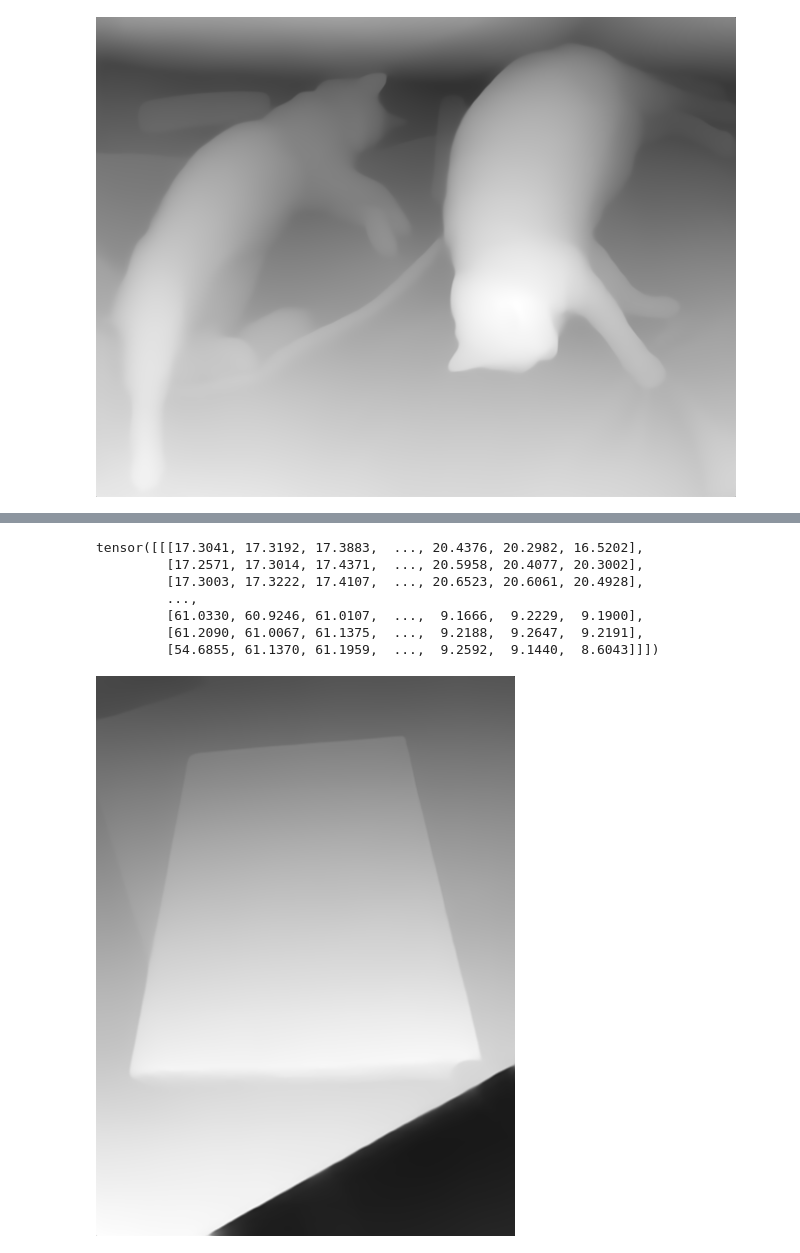
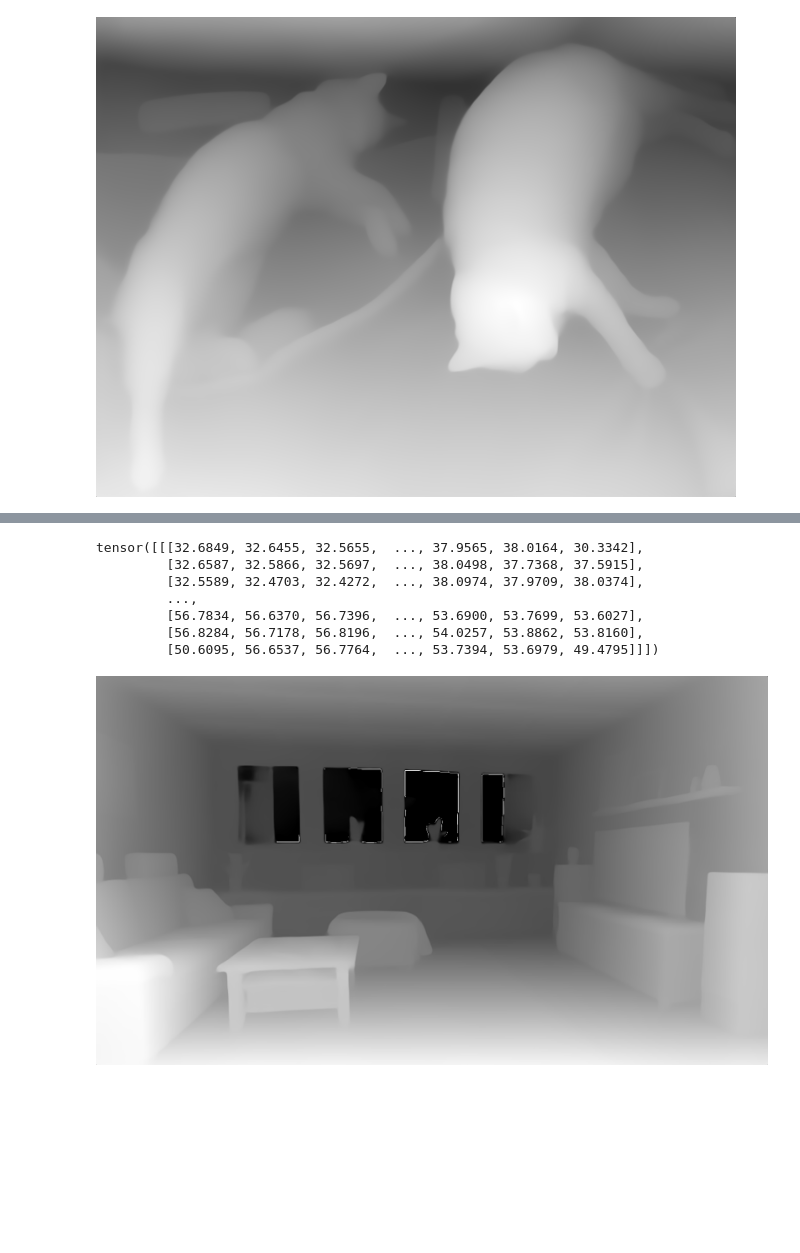
Before and after one commit to mohamedshaik272/Optimal-Path-Navigation, a Jupyter notebook: environment_nav.ipynb, the cells around one changed output, grey strips where cells are left out. Saved outputs shown, nothing was run; the diff lists cells and outputs as text; code cells hidden in the pictures; blank space fills up the shorter version.

```diff
--- a/environment_nav.ipynb
+++ b/environment_nav.ipynb
@@ -171,13 +171,13 @@ display_img_depths(depth_estimator)
 # %%
-output = depth_estimator("images/book.webp")
+output = depth_estimator("images/room.JPG")
 print(output["predicted_depth"])
 output["depth"]
 # %% [output]
-tensor([[[17.3041, 17.3192, 17.3883,  ..., 20.4376, 20.2982, 16.5202],
-         [17.2571, 17.3014, 17.4371,  ..., 20.5958, 20.4077, 20.3002],
-         [17.3003, 17.3222, 17.4107,  ..., 20.6523, 20.6061, 20.4928],
+tensor([[[32.6849, 32.6455, 32.5655,  ..., 37.9565, 38.0164, 30.3342],
+         [32.6587, 32.5866, 32.5697,  ..., 38.0498, 37.7368, 37.5915],
+         [32.5589, 32.4703, 32.4272,  ..., 38.0974, 37.9709, 38.0374],
          ...,
-         [61.0330, 60.9246, 61.0107,  ...,  9.1666,  9.2229,  9.1900],
-         [61.2090, 61.0067, 61.1375,  ...,  9.2188,  9.2647,  9.2191],
-         [54.6855, 61.1370, 61.1959,  ...,  9.2592,  9.1440,  8.6043]]])
+         [56.7834, 56.6370, 56.7396,  ..., 53.6900, 53.7699, 53.6027],
+         [56.8284, 56.7178, 56.8196,  ..., 54.0257, 53.8862, 53.8160],
+         [50.6095, 56.6537, 56.7764,  ..., 53.7394, 53.6979, 49.4795]]])
-[figure, old version]
+[figure, new version]
```
Also changed, not shown: parts of 15 cells of this notebook, 5 other files.
